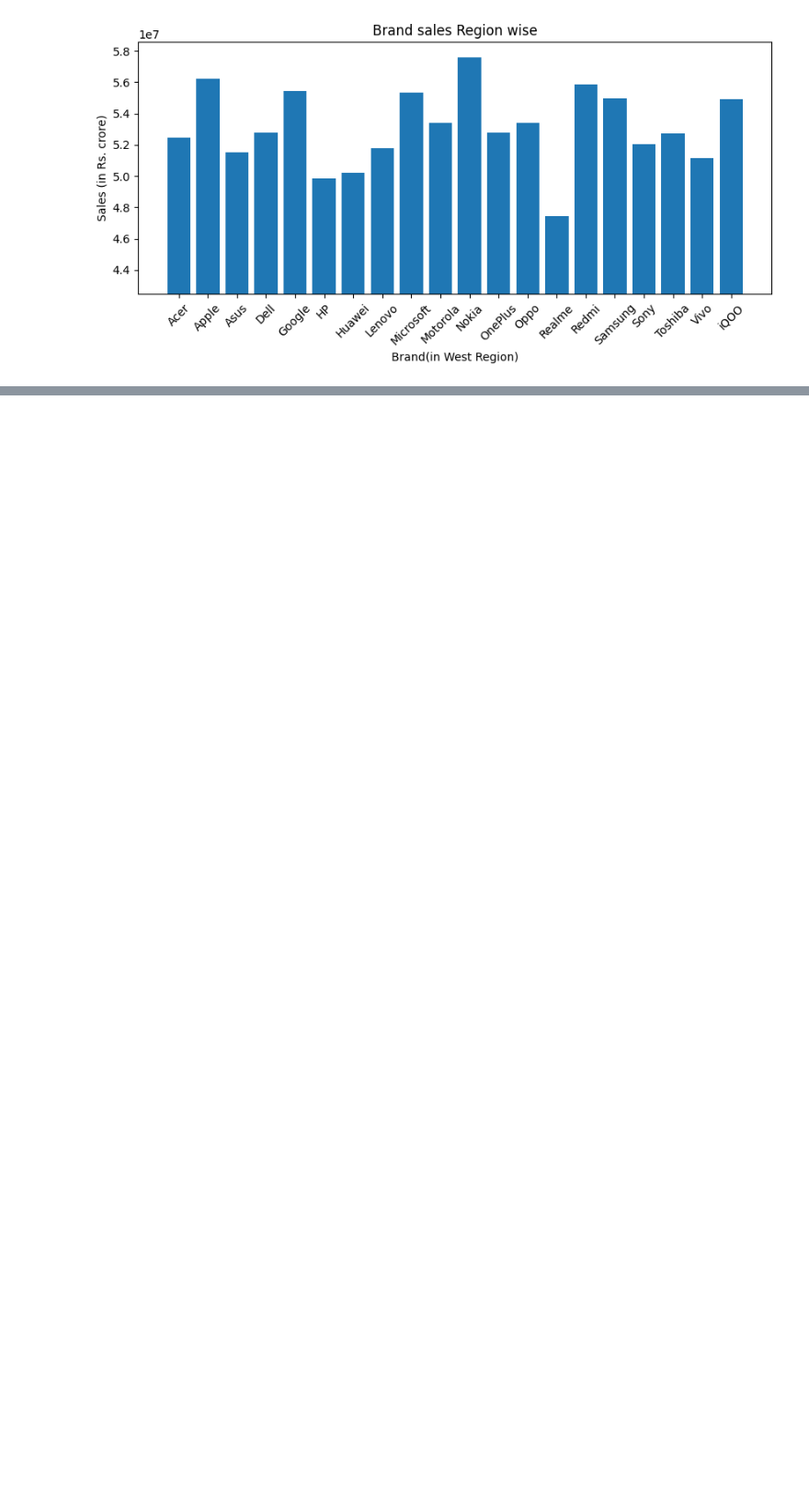
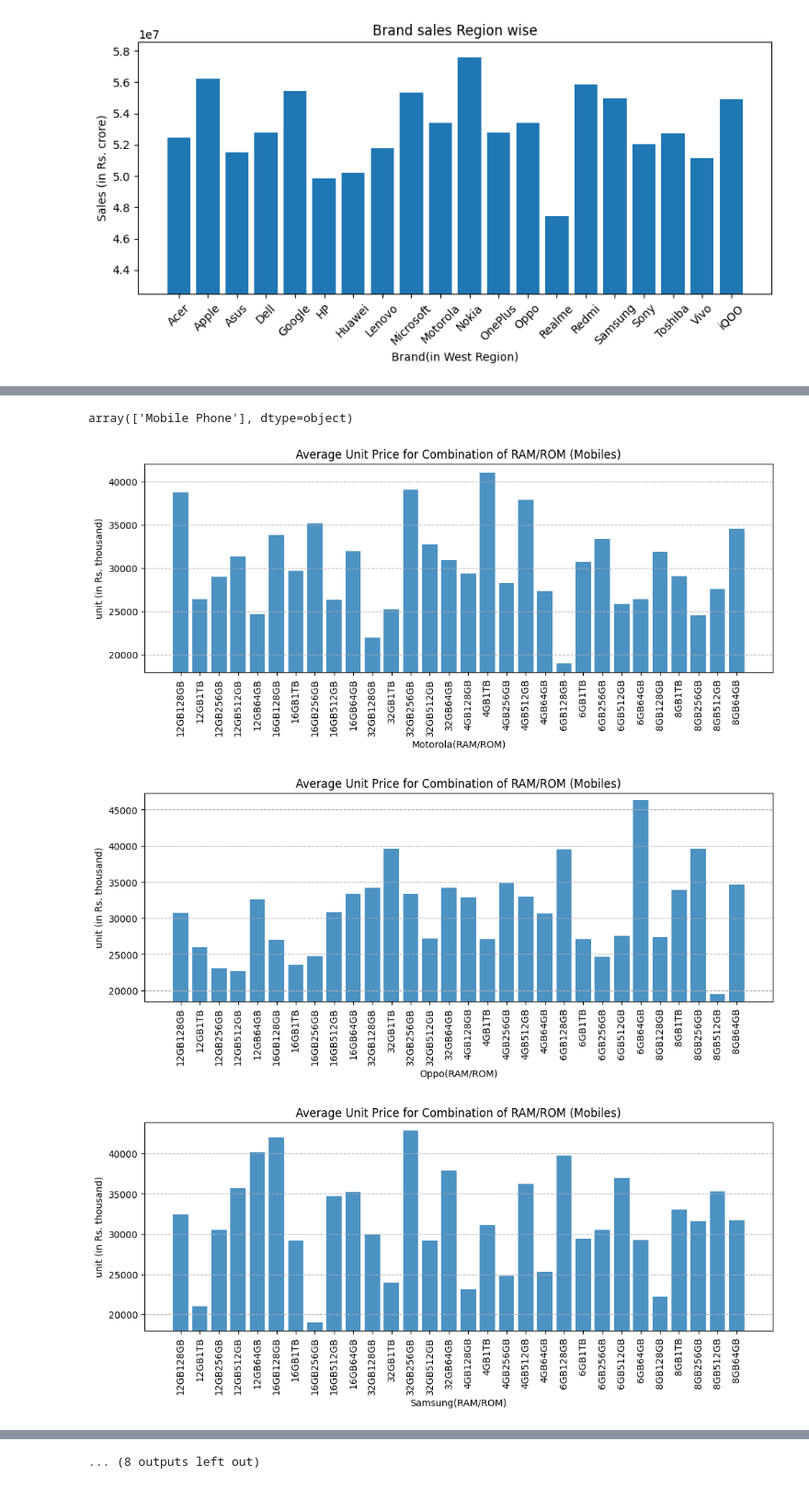
Before and after one commit to Samarthcreator/Data-Analytic-Project, a Jupyter notebook: Mobile_sales_Analysis.ipynb, the cells around one changed output, grey strips where cells are left out. Shown at 92% size. Drawn from its saved outputs; the diff is of its cells as text; code cells hidden in the pictures; blank space fills up the shorter version.

```diff
--- a/Mobile_sales_Analysis.ipynb
+++ b/Mobile_sales_Analysis.ipynb
@@ -354,0 +392,2 @@ Is there a price difference between products with different RAM/ROM combinations
+# %%
+df["RAM/ROM"]=df["RAM"]+df["ROM"]
@@ -354,0 +409,23 @@ Is there a price difference between products with different RAM/ROM combinations
+# %%
+df["Unit Price"]=round(df["Price"]/df["Quantity Sold"])
+# %%
+Mob_df=df[df.Product=="Mobile Phone"]
+# %% [output]
+array(['Mobile Phone'], dtype=object)
+# %%
+for i in df.Brand.unique():
+    temp=Mob_df[Mob_df.Brand==i].groupby(["RAM/ROM"])["Unit Price"].mean()
+
+    plt.figure(figsize=(12,4))
+    plt.title("Average Unit Price for Combination of RAM/ROM (Mobiles)")
+    plt.bar(temp.index,temp.values,alpha=0.8)
+    plt.ylim(min(temp.values)-1000,max(temp.values)+1000)
+    plt.xticks(rotation=90)
+    plt.xlabel(f"{i}(RAM/ROM)")
+    plt.grid(axis="y",linestyle="--")
+    plt.ylabel("unit (in Rs. thousand)")
+    plt.show()
+# %% [output]
+[figure, added]
+[figure, added]
+[figure, added]
@@ -354,0 +441 @@ Is there a price difference between products with different RAM/ROM combinations
+... (8 outputs left out)
```
Also changed, not shown: parts of 8 cells of this notebook.
